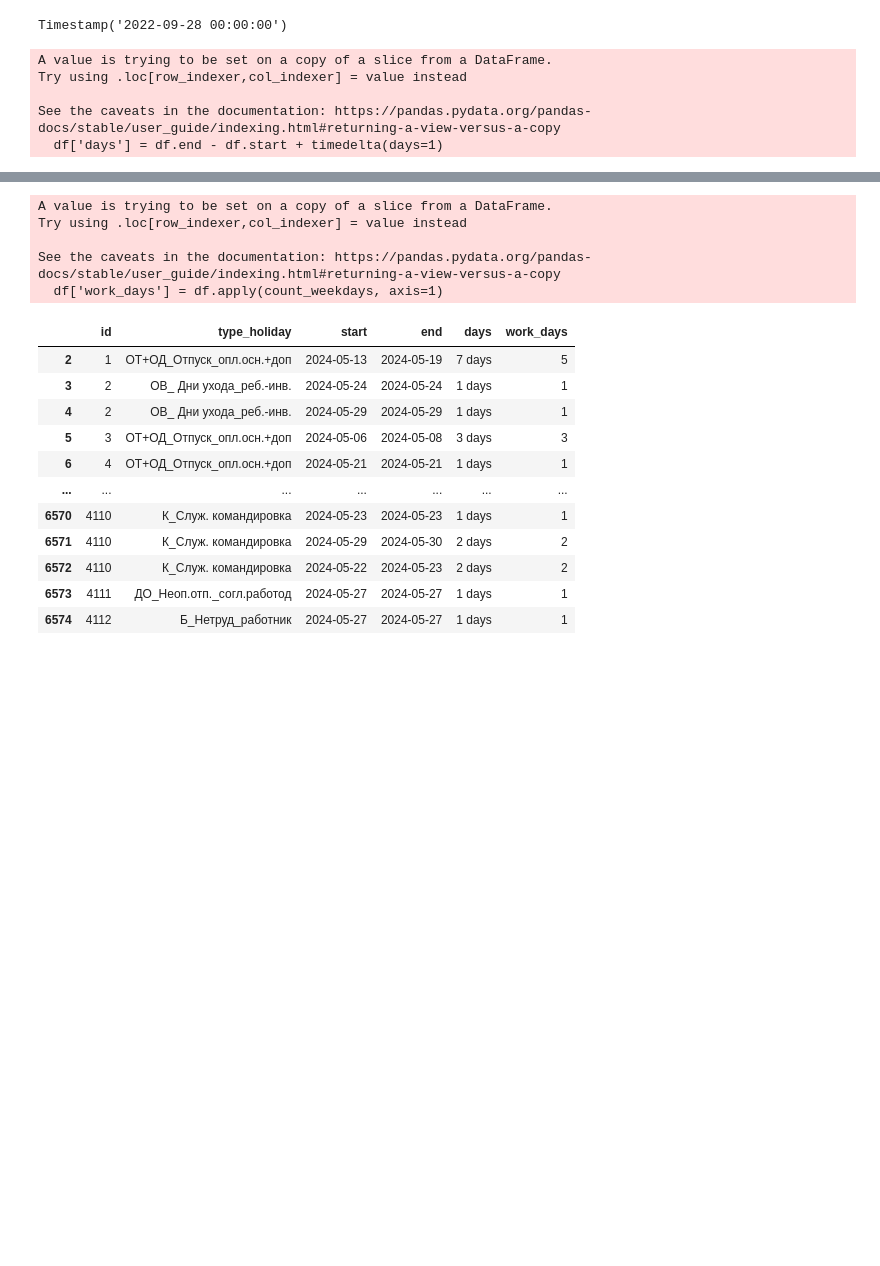
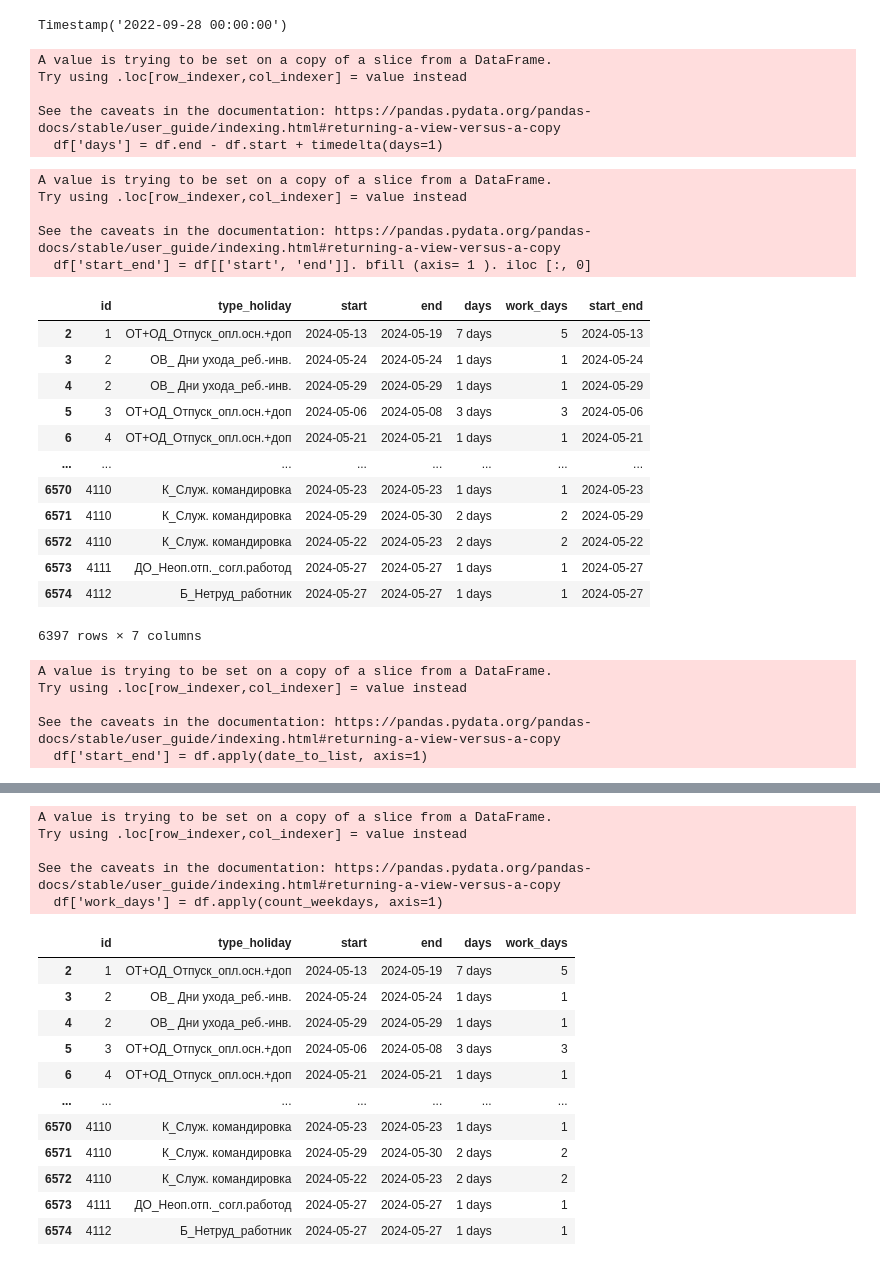
Before and after one commit to annaempty/number_absences_working_days, a Jupyter notebook: Untitled.ipynb, the cells around one changed output, grey strips where cells are left out. Drawn from its saved outputs; the diff is of its cells as text; code cells hidden in the pictures; blank space fills up the shorter version.

```diff
--- a/Untitled.ipynb
+++ b/Untitled.ipynb
@@ -92,3 +94,39 @@ Try using .loc[row_indexer,col_indexer] = value instead
 
 See the caveats in the documentation: https://pandas.pydata.org/pandas-docs/stable/user_guide/indexing.html#returning-a-view-versus-a-copy
   df['days'] = df.end - df.start + timedelta(days=1)
+# %%
+df['start_end'] = df[['start', 'end']]. bfill (axis= 1 ). iloc [:, 0]
+# %% [output]
+A value is trying to be set on a copy of a slice from a DataFrame.
+Try using .loc[row_indexer,col_indexer] = value instead
+
+See the caveats in the documentation: https://pandas.pydata.org/pandas-docs/stable/user_guide/indexing.html#returning-a-view-versus-a-copy
+  df['start_end'] = df[['start', 'end']]. bfill (axis= 1 ). iloc [:, 0]
+# %%
+df
+# %% [output]
+|  | id | type_holiday | start | end | days | work_days | start_end |
+| 2 | 1 | ОТ+ОД_Отпуск_опл.осн.+доп | 2024-05-13 | 2024-05-19 | 7 days | 5 | 2024-05-13 |
+| 3 | 2 | ОВ_ Дни ухода_реб.-инв. | 2024-05-24 | 2024-05-24 | 1 days | 1 | 2024-05-24 |
+| 4 | 2 | ОВ_ Дни ухода_реб.-инв. | 2024-05-29 | 2024-05-29 | 1 days | 1 | 2024-05-29 |
+| 5 | 3 | ОТ+ОД_Отпуск_опл.осн.+доп | 2024-05-06 | 2024-05-08 | 3 days | 3 | 2024-05-06 |
+| 6 | 4 | ОТ+ОД_Отпуск_опл.осн.+доп | 2024-05-21 | 2024-05-21 | 1 days | 1 | 2024-05-21 |
+| ... | ... | ... | ... | ... | ... | ... | ... |
+| 6570 | 4110 | К_Служ. командировка | 2024-05-23 | 2024-05-23 | 1 days | 1 | 2024-05-23 |
+| 6571 | 4110 | К_Служ. командировка | 2024-05-29 | 2024-05-30 | 2 days | 2 | 2024-05-29 |
+| 6572 | 4110 | К_Служ. командировка | 2024-05-22 | 2024-05-23 | 2 days | 2 | 2024-05-22 |
+| 6573 | 4111 | ДО_Неоп.отп._согл.работод | 2024-05-27 | 2024-05-27 | 1 days | 1 | 2024-05-27 |
+| 6574 | 4112 | Б_Нетруд_работник | 2024-05-27 | 2024-05-27 | 1 days | 1 | 2024-05-27 |
+6397 rows × 7 columns
+# %%
+def date_to_list(row):
+    start_end = [row['start'], row['end']]
+    return start_end
+
+df['start_end'] = df.apply(date_to_list, axis=1)
+# %% [output]
+A value is trying to be set on a copy of a slice from a DataFrame.
+Try using .loc[row_indexer,col_indexer] = value instead
+
+See the caveats in the documentation: https://pandas.pydata.org/pandas-docs/stable/user_guide/indexing.html#returning-a-view-versus-a-copy
+  df['start_end'] = df.apply(date_to_list, axis=1)
```
Also changed, not shown: parts of 11 cells of this notebook.
